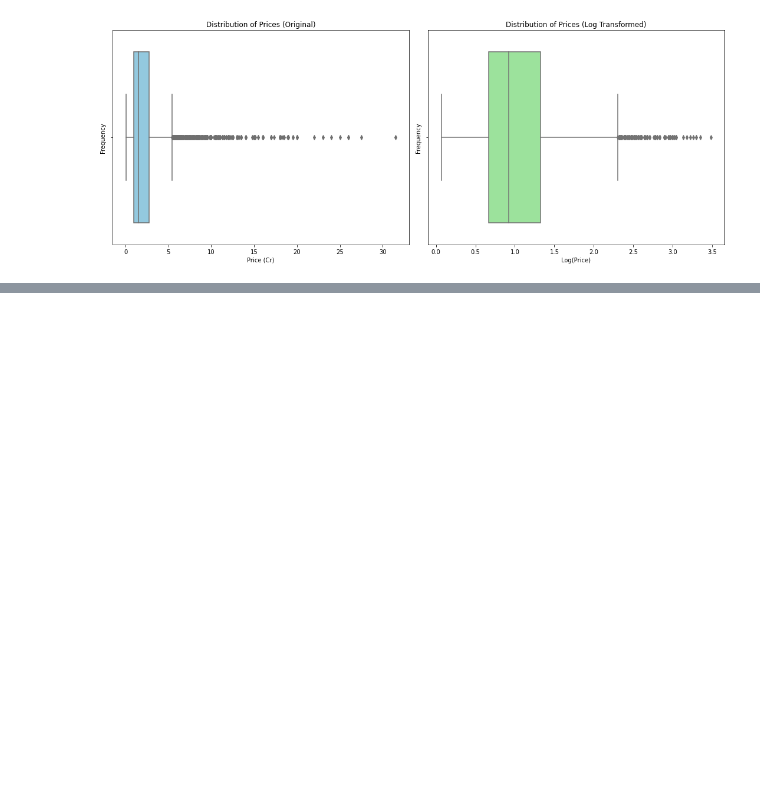
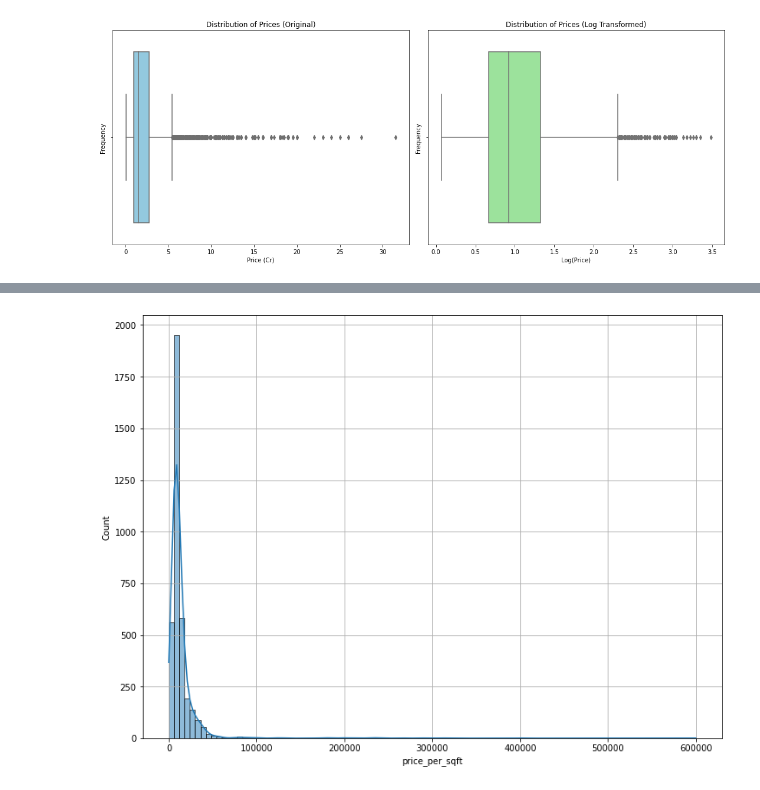
Before and after one commit to cipher499/real_estate_proj, a Jupyter notebook: EDA_univariate.ipynb, the cells around one changed output, grey strips where cells are left out. Saved outputs shown, nothing was run; the diff lists cells and outputs as text; code cells hidden in the pictures; blank space fills up the shorter version.

```diff
--- a/EDA_univariate.ipynb
+++ b/EDA_univariate.ipynb
@@ -371,0 +396,5 @@ plt.show()
+# %%
+sns.histplot(df['price_per_sqft'], kde=True, bins=100)
+plt.grid()
+# %% [output]
+[figure, added]
```
Also changed, not shown: parts of 35 cells of this notebook.
